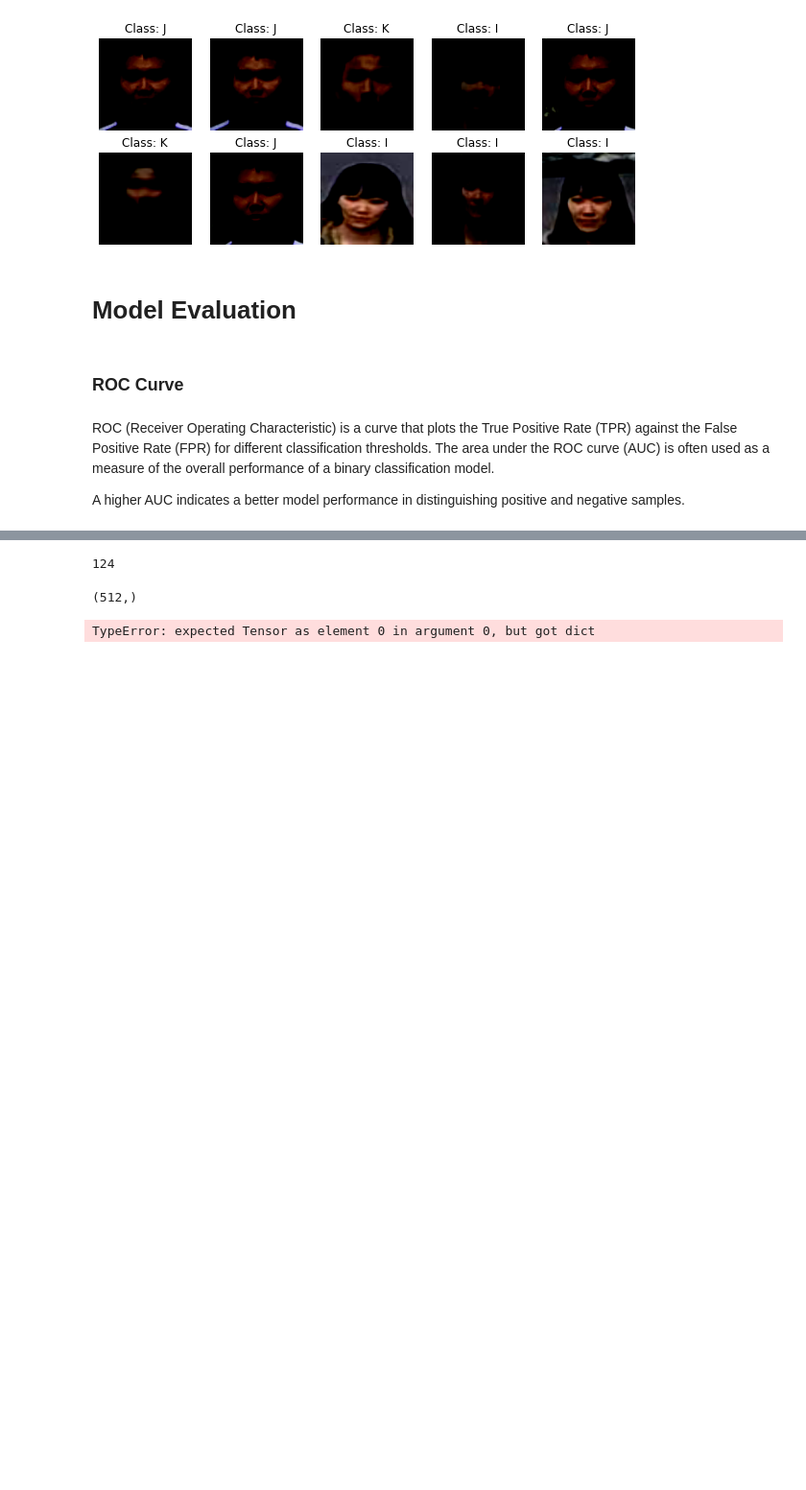
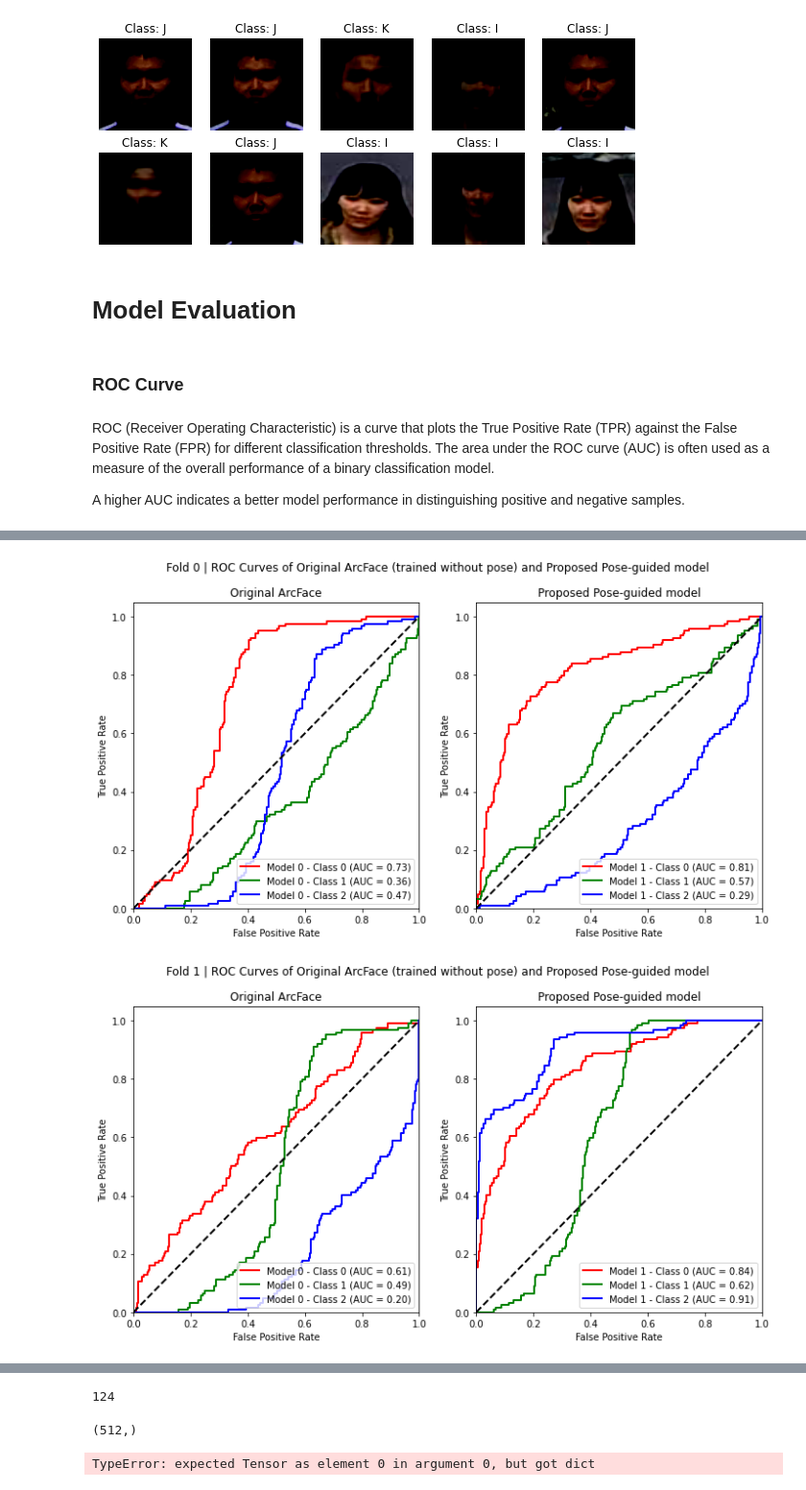
Before and after one commit to dustin-nguyen-qil/PoseGuided-ArcFace, a Jupyter notebook: evaluation.ipynb, the cells around one changed output, grey strips where cells are left out. Shown at 96% size. Cells and saved outputs as stored; diff of their text form; code cells hidden in the pictures; blank space fills up the shorter version.

```diff
--- a/evaluation.ipynb
+++ b/evaluation.ipynb
@@ -131,6 +124,12 @@ Clipping input data to the valid range for imshow with RGB data ([0..1] for floa
 ROC (Receiver Operating Characteristic) is a curve that plots the True Positive Rate (TPR) against the False Positive Rate (FPR) for different classification thresholds. The area under the ROC curve (AUC) is often used as a measure of the overall performance of a binary classification model.
 
 A higher AUC indicates a better model performance in distinguishing positive and negative samples.
+# %%
+with open("work_space/emb/test_embeddings_poseguided.pkl",'rb') as f:
+    test_embeddings_poseguided = pickle.load(f)
+
+with open("work_space/emb/test_embeddings_original.pkl",'rb') as f:
+    test_embeddings_original = pickle.load(f)
 # %%
 conf = get_config()
 
@@ -173,13 +139,16 @@ len(test_embeddings_original[0])
 # %%
-num_classes = 2
+num_classes = 3
 
 for fold, (test_embs_original, test_embs_poseguided) in enumerate(zip(
     test_embeddings_original.values(), test_embeddings_poseguided.values()
 )):
     test_labels = np.array([item['label'] for item in test_embs_original])
+
     test_embs_original_arr = np.array([item['embedding'].squeeze() for item in test_embs_original])
     test_embs_poseguided_arr = np.array([item['embedding'].squeeze() for item in test_embs_poseguided])
+
     test_embeddings = [test_embs_original_arr, test_embs_poseguided_arr]
+
 
     for r, embeddings_set in enumerate(test_embeddings):
 
@@ -192,9 +161,8 @@ for fold, (test_embs_original, test_embs_poseguided) in enumerate(zip(
             fpr[i], tpr[i], _ = roc_curve(test_labels == i, embeddings_set[:, i])
             roc_auc[i] = auc(fpr[i], tpr[i])
 
-        #
-        plt.figure()
-        lw = 2
+
+
         colors = ['red', 'green', 'blue']
         for i, color in zip(range(num_classes), colors):
             plt.plot(fpr[i], tpr[i], color=color, lw=lw,
@@ -205,6 +173,8 @@ for fold, (test_embs_original, test_embs_poseguided) in enumerate(zip(
             title = f'Fold {fold} | ROC Curve of Original ArcFace (trained without pose)'
         else:
             title = f'Fold {fold} | ROC Curve of proposed Pose-guided model'
+
+
         plt.plot([0, 1], [0, 1], 'k--', lw=lw)
         plt.xlim([0.0, 1.0])
         plt.ylim([0.0, 1.05])
@@ -226,0 +186,44 @@ for fold, (test_embs_original, test_embs_poseguided) in enumerate(zip(
+# %%
+num_classes = 3
+colors = ['red', 'green', 'blue']
+lw = 2
+
+for fold, (test_embs_original, test_embs_poseguided) in enumerate(zip(
+    test_embeddings_original.values(), test_embeddings_poseguided.values()
+)):
+    test_labels = np.array([item['label'] for item in test_embs_original])
+
+    test_embs_original_arr = np.array([item['embedding'].squeeze() for item in test_embs_original])
+    test_embs_poseguided_arr = np.array([item['embedding'].squeeze() for item in test_embs_poseguided])
+
+    # Compute the ROC curve and AUC for each model type and class
+    fpr = {}
+    tpr = {}
+    roc_auc = {}
+    for r, embeddings_set in enumerate([test_embs_original_arr, test_embs_poseguided_arr]):
+        for i in range(num_classes):
+            fpr[f'model_{r}_class_{i}'], tpr[f'model_{r}_class_{i}'], _ = roc_curve(test_labels == i, embeddings_set[:, i])
+            roc_auc[f'model_{r}_class_{i}'] = auc(fpr[f'model_{r}_class_{i}'], tpr[f'model_{r}_class_{i}'])
+
+    # Plot the ROC curves for each class and model type in subplots
+    fig, axs = plt.subplots(1, 2, figsize=(12, 6))
+    models = ['Original ArcFace', 'Proposed Pose-guided model']
+    for r, ax in enumerate(axs.flat):
+        for i, color in enumerate(colors):
+            label = f'Model {r} - Class {i} (AUC = {roc_auc[f"model_{r}_class_{i}"]:.2f})'
+            ax.plot(fpr[f"model_{r}_class_{i}"], tpr[f"model_{r}_class_{i}"], color=color, lw=lw, label=label)
+
+        ax.plot([0, 1], [0, 1], 'k--', lw=lw)
+        ax.set_xlim([0.0, 1.0])
+        ax.set_ylim([0.0, 1.05])
+        ax.set_xlabel('False Positive Rate')
+        ax.set_ylabel('True Positive Rate')
+        ax.set_title(models[r])
+        ax.legend(loc="lower right")
+
+    title = f'Fold {fold} | ROC Curves of Original ArcFace (trained without pose) and Proposed Pose-guided model'
+    fig.suptitle(title)
+    plt.show()
+# %% [output]
+[figure, added]
+[figure, added]
```
Also changed, not shown: parts of 8 cells of this notebook, 4 other files.
